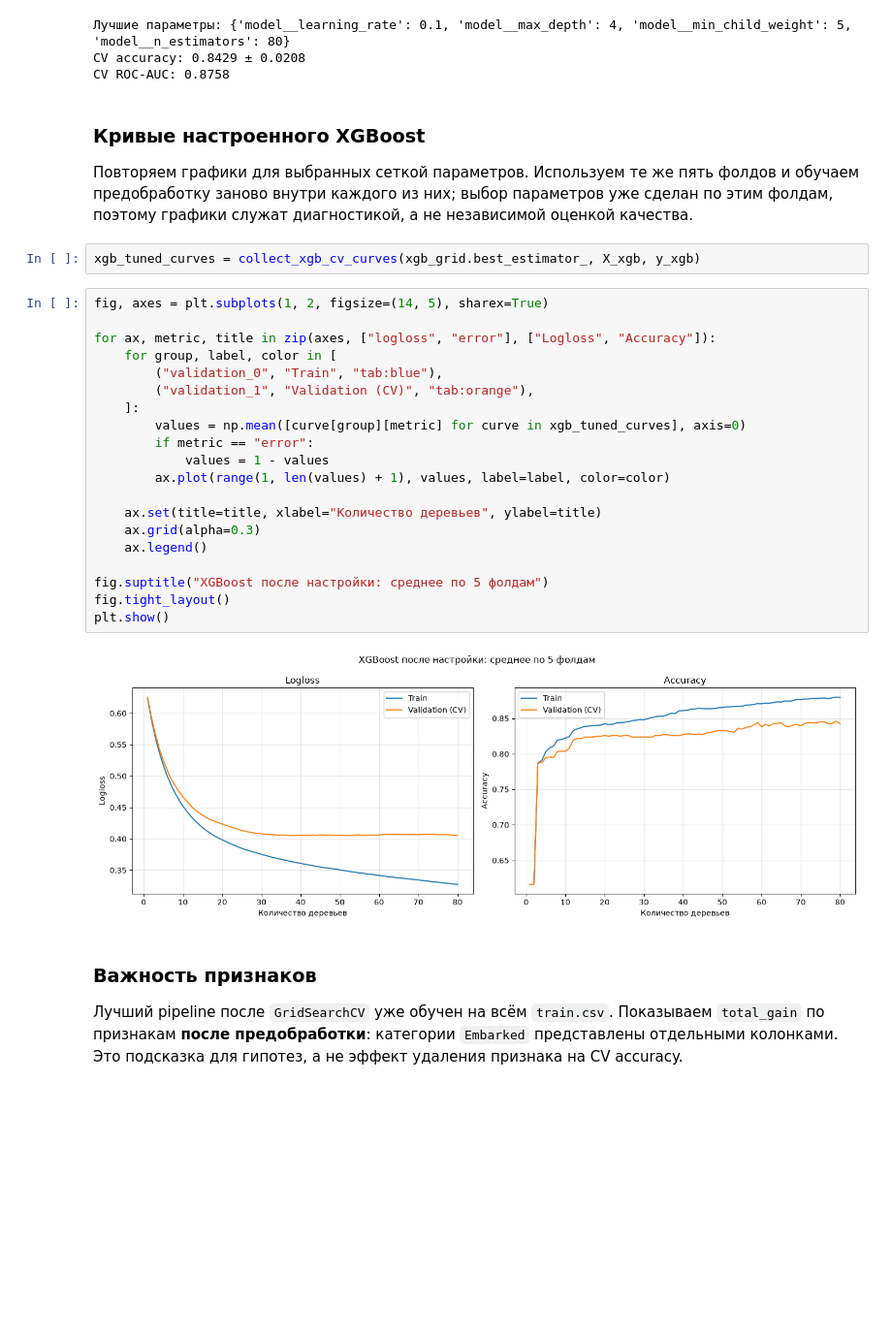
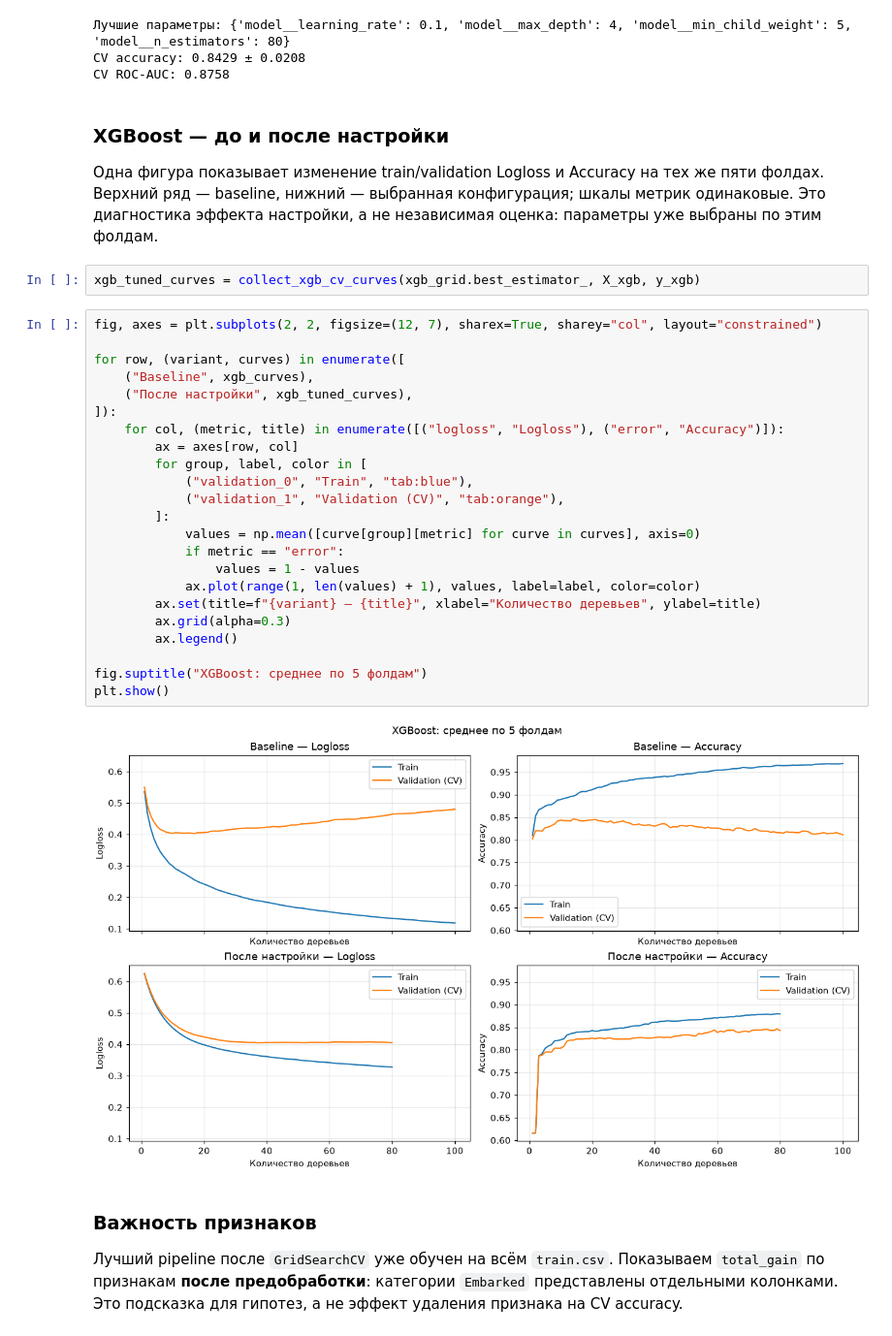
Before and after one commit to Red13REd/Titanic, a Jupyter notebook: notebooks/modeling.ipynb, the cells around one changed output. Shown at 97% size. Saved outputs shown, nothing was run; the diff lists cells and outputs as text; blank space fills up the shorter version.

```diff
--- a/notebooks/modeling.ipynb
+++ b/notebooks/modeling.ipynb
@@ -1129,33 +1089,36 @@ print(f"CV ROC-AUC: {best_xgb_row['mean_test_roc_auc']:.4f}")
 CV accuracy: 0.8429 ± 0.0208
 CV ROC-AUC: 0.8758
 # %% [markdown]
-### Кривые настроенного XGBoost
+### XGBoost — до и после настройки
 
-Повторяем графики для выбранных сеткой параметров. Используем те же пять фолдов и обучаем предобработку заново внутри каждого из них; выбор параметров уже сделан по этим фолдам, поэтому графики служат диагностикой, а не независимой оценкой качества.
+Одна фигура показывает изменение train/validation Logloss и Accuracy на тех же пяти фолдах. Верхний ряд — baseline, нижний — выбранная конфигурация; шкалы метрик одинаковые. Это диагностика эффекта настройки, а не независимая оценка: параметры уже выбраны по этим фолдам.
 # %%
 xgb_tuned_curves = collect_xgb_cv_curves(xgb_grid.best_estimator_, X_xgb, y_xgb)
 # %%
-fig, axes = plt.subplots(1, 2, figsize=(14, 5), sharex=True)
+fig, axes = plt.subplots(2, 2, figsize=(12, 7), sharex=True, sharey="col", layout="constrained")
 
-for ax, metric, title in zip(axes, ["logloss", "error"], ["Logloss", "Accuracy"]):
-    for group, label, color in [
-        ("validation_0", "Train", "tab:blue"),
-        ("validation_1", "Validation (CV)", "tab:orange"),
-    ]:
-        values = np.mean([curve[group][metric] for curve in xgb_tuned_curves], axis=0)
-        if metric == "error":
-            values = 1 - values
-        ax.plot(range(1, len(values) + 1), values, label=label, color=color)
+for row, (variant, curves) in enumerate([
+    ("Baseline", xgb_curves),
+    ("После настройки", xgb_tuned_curves),
+]):
+    for col, (metric, title) in enumerate([("logloss", "Logloss"), ("error", "Accuracy")]):
+        ax = axes[row, col]
+        for group, label, color in [
+            ("validation_0", "Train", "tab:blue"),
+            ("validation_1", "Validation (CV)", "tab:orange"),
+        ]:
+            values = np.mean([curve[group][metric] for curve in curves], axis=0)
+            if metric == "error":
+                values = 1 - values
+            ax.plot(range(1, len(values) + 1), values, label=label, color=color)
+        ax.set(title=f"{variant} — {title}", xlabel="Количество деревьев", ylabel=title)
+        ax.grid(alpha=0.3)
+        ax.legend()
 
-    ax.set(title=title, xlabel="Количество деревьев", ylabel=title)
-    ax.grid(alpha=0.3)
-    ax.legend()
-
-fig.suptitle("XGBoost после настройки: среднее по 5 фолдам")
-fig.tight_layout()
+fig.suptitle("XGBoost: среднее по 5 фолдам")
 plt.show()
 # %% [output]
-[figure, old version]
+[figure, new version]
 # %% [markdown]
 ### Важность признаков
 
```
Also changed, not shown: parts of 15 cells of this notebook, 6 other files.
